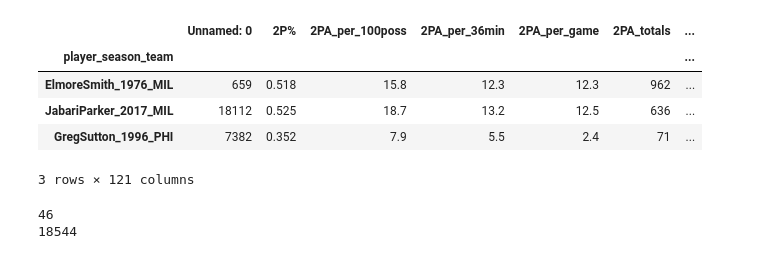
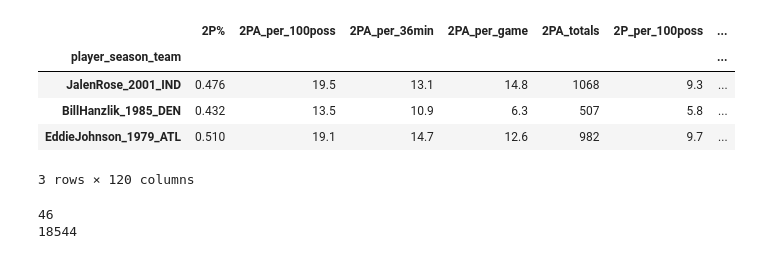
Before and after one commit to pauldes/nba, a Jupyter notebook: viz_awards.ipynb, the cells around one changed output. Cells and saved outputs as stored; diff of their text form; code cells hidden in the pictures.

```diff
--- a/viz_awards.ipynb
+++ b/viz_awards.ipynb
@@ -8,16 +8,16 @@ seaborn.set(style="darkgrid")
 pyplot.style.use('seaborn')
 mpl_style(dark=True)
 # %%
-data = pandas.read_csv("./data/all_consolidated_final")
+data = pandas.read_csv("./data/all_consolidated_final.csv")
 data = data.set_index("player_season_team", drop=True)
 data.sample(3)
 # %% [output]
-|  | Unnamed: 0 | 2P% | 2PA_per_100poss | 2PA_per_36min | 2PA_per_game | 2PA_totals | ... |
+|  | 2P% | 2PA_per_100poss | 2PA_per_36min | 2PA_per_game | 2PA_totals | 2P_per_100poss | ... |
 | player_season_team |  |  |  |  |  |  | ... |
-| ElmoreSmith_1976_MIL | 659 | 0.518 | 15.8 | 12.3 | 12.3 | 962 | ... |
-| JabariParker_2017_MIL | 18112 | 0.525 | 18.7 | 13.2 | 12.5 | 636 | ... |
-| GregSutton_1996_PHI | 7382 | 0.352 | 7.9 | 5.5 | 2.4 | 71 | ... |
+| JalenRose_2001_IND | 0.476 | 19.5 | 13.1 | 14.8 | 1068 | 9.3 | ... |
+| BillHanzlik_1985_DEN | 0.432 | 13.5 | 10.9 | 6.3 | 507 | 5.8 | ... |
+| EddieJohnson_1979_ATL | 0.510 | 19.1 | 14.7 | 12.6 | 982 | 9.7 | ... |
-3 rows × 121 columns
+3 rows × 120 columns
 # %%
 print(len(data[data["MVP_WINNER"]==True]))
 print(len(data[data["MVP_WINNER"]==False]))
```
Also changed, not shown: parts of 1 cell of this notebook.
